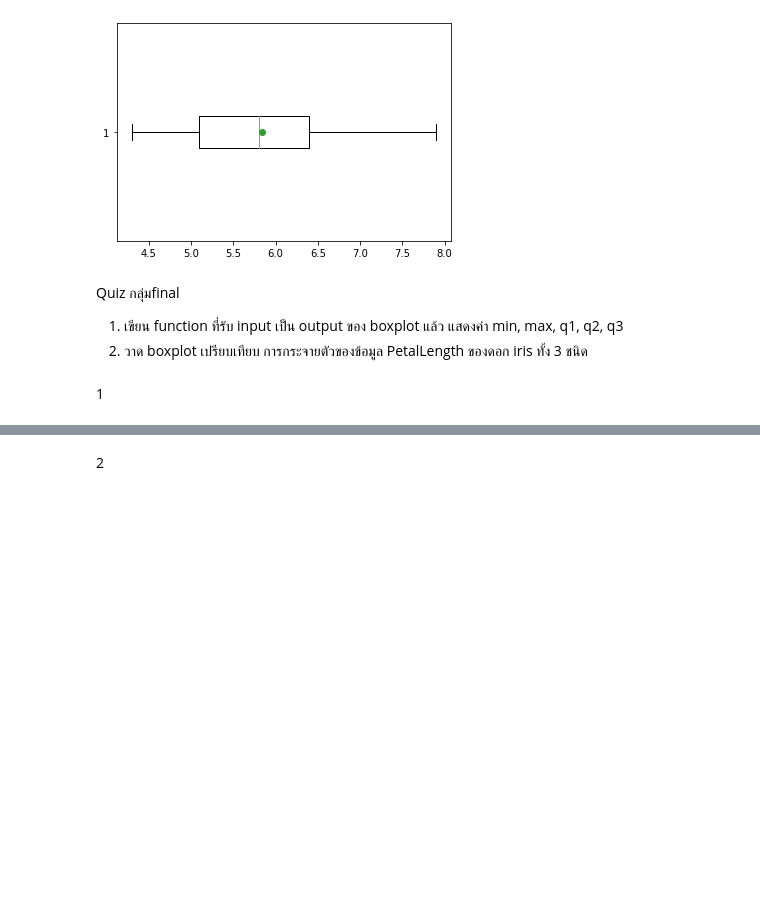
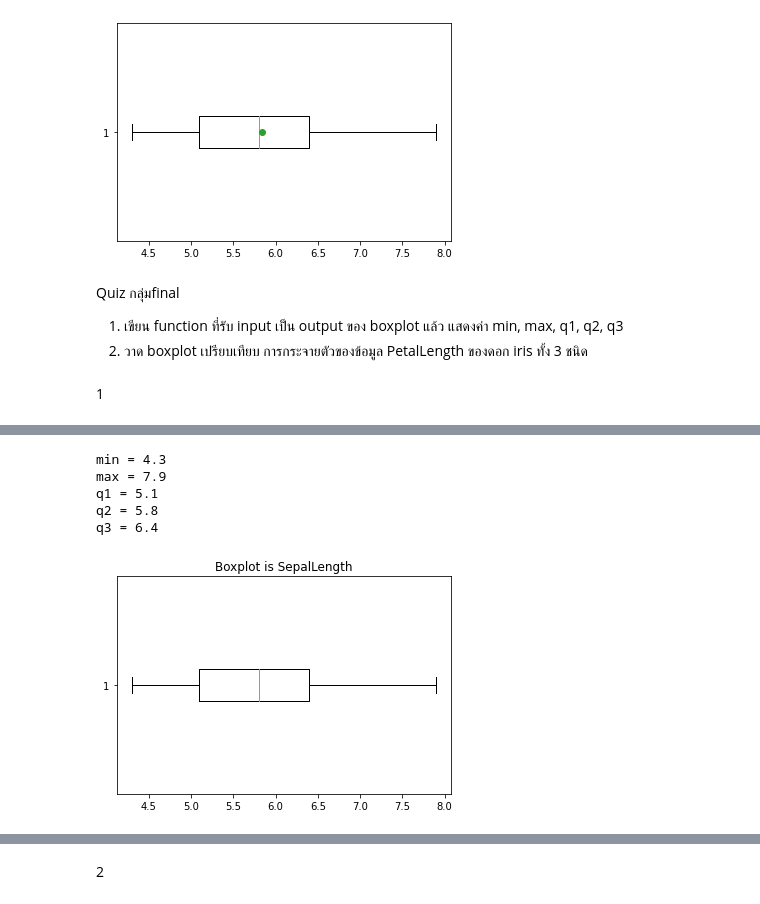
Before and after one commit to sitthatkaja/data_viz_2022, a Jupyter notebook: DataViz02_Data_Distribution_.ipynb, the cells around one changed output, grey strips where cells are left out. Saved outputs shown, nothing was run; the diff lists cells and outputs as text; code cells hidden in the pictures; blank space fills up the shorter version.

```diff
--- a/DataViz02_Data_Distribution_.ipynb
+++ b/DataViz02_Data_Distribution_.ipynb
@@ -315,0 +330,9 @@ q3 = 6.4
+# %%
+fb(df['SepalLength'],'SepalLength')
+# %% [output]
+min = 4.3
+max = 7.9
+q1 = 5.1
+q2 = 5.8
+q3 = 6.4
+[figure, added]
```
Also changed, not shown: parts of 10 cells of this notebook.
